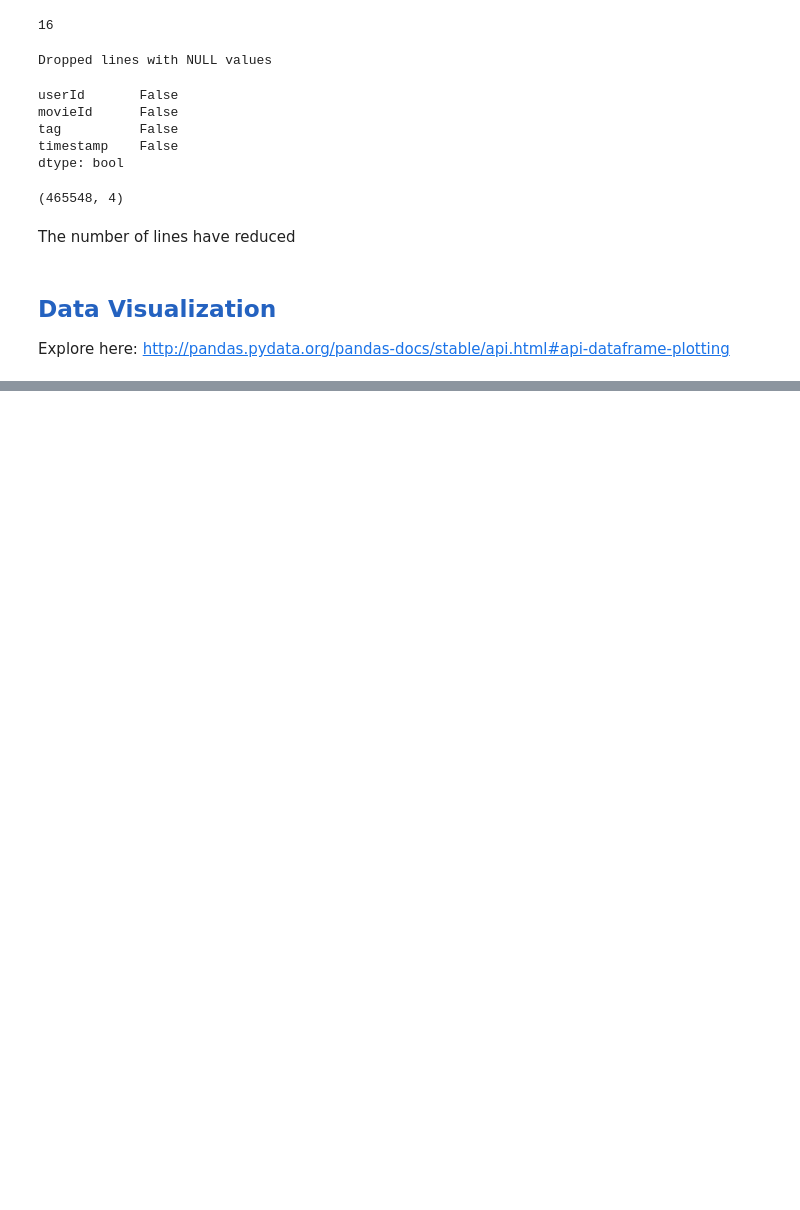
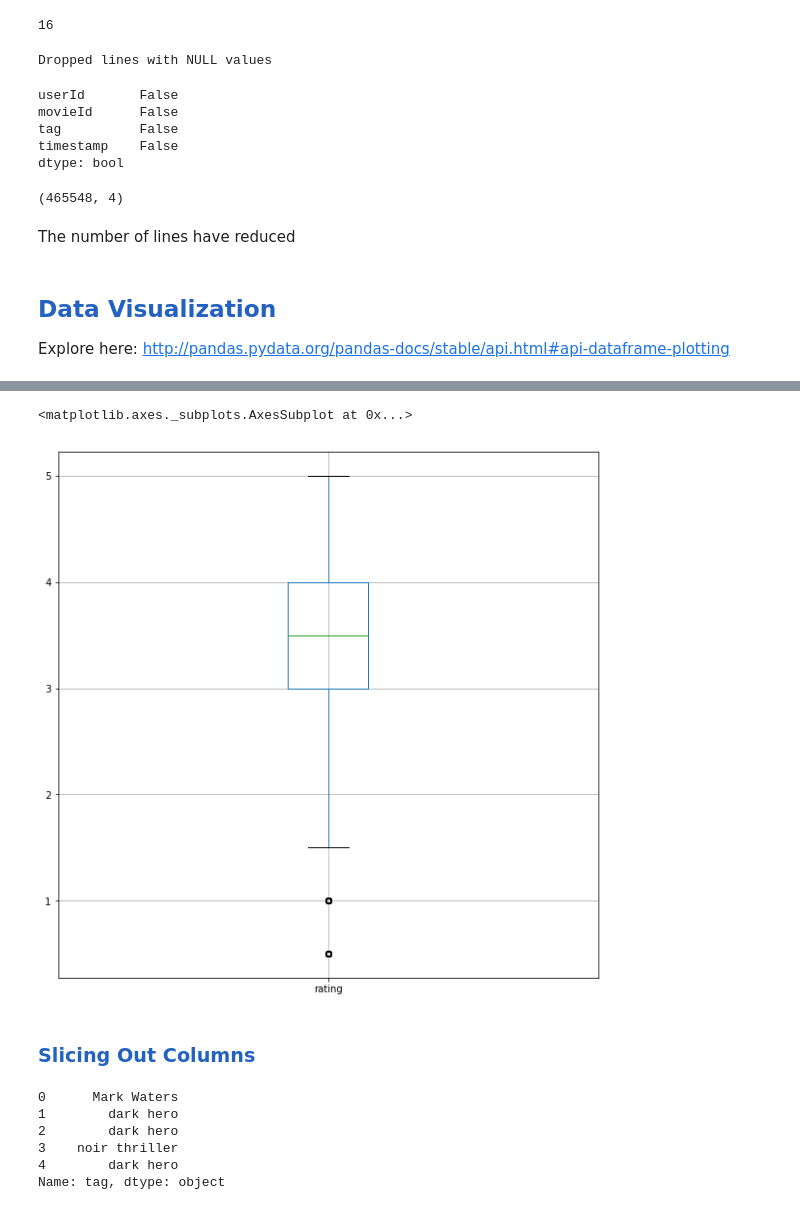
Before and after one commit to matheus-asilva/Data-Science-Micromasters, a Jupyter notebook: Python for Data Science/Week 4 - Pandas/Introduction to Pandas.ipynb, the cells around one changed output, grey strips where cells are left out. Cells and saved outputs as stored; diff of their text form; code cells hidden in the pictures; blank space fills up the shorter version.

```diff
--- a/Python for Data Science/Week 4 - Pandas/Introduction to Pandas.ipynb
+++ b/Python for Data Science/Week 4 - Pandas/Introduction to Pandas.ipynb
@@ -537,0 +550,16 @@ Explore here: http://pandas.pydata.org/pandas-docs/stable/api.html#api-dataframe
+# %%
+ratings.boxplot(column='rating',figsize=(10,10))
+# %% [output]
+<matplotlib.axes._subplots.AxesSubplot at 0x...>
+[figure, added]
+# %% [markdown]
+### <span style="color:#2462C0">Slicing Out Columns</span>
+# %%
+tags['tag'].head()
+# %% [output]
+0      Mark Waters
+1        dark hero
+2        dark hero
+3    noir thriller
+4        dark hero
+Name: tag, dtype: object
```
Also changed, not shown: parts of 8 cells of this notebook.
